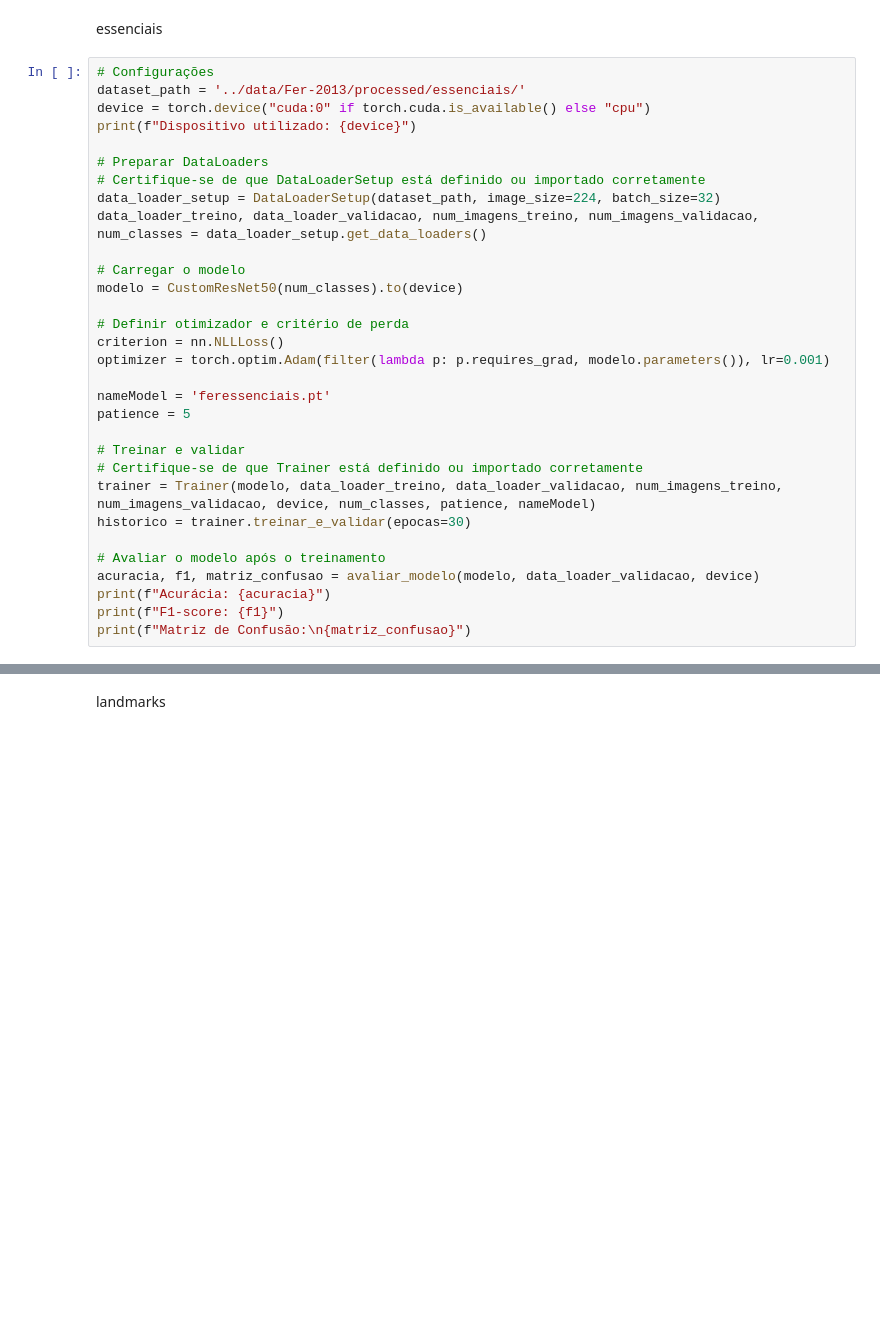
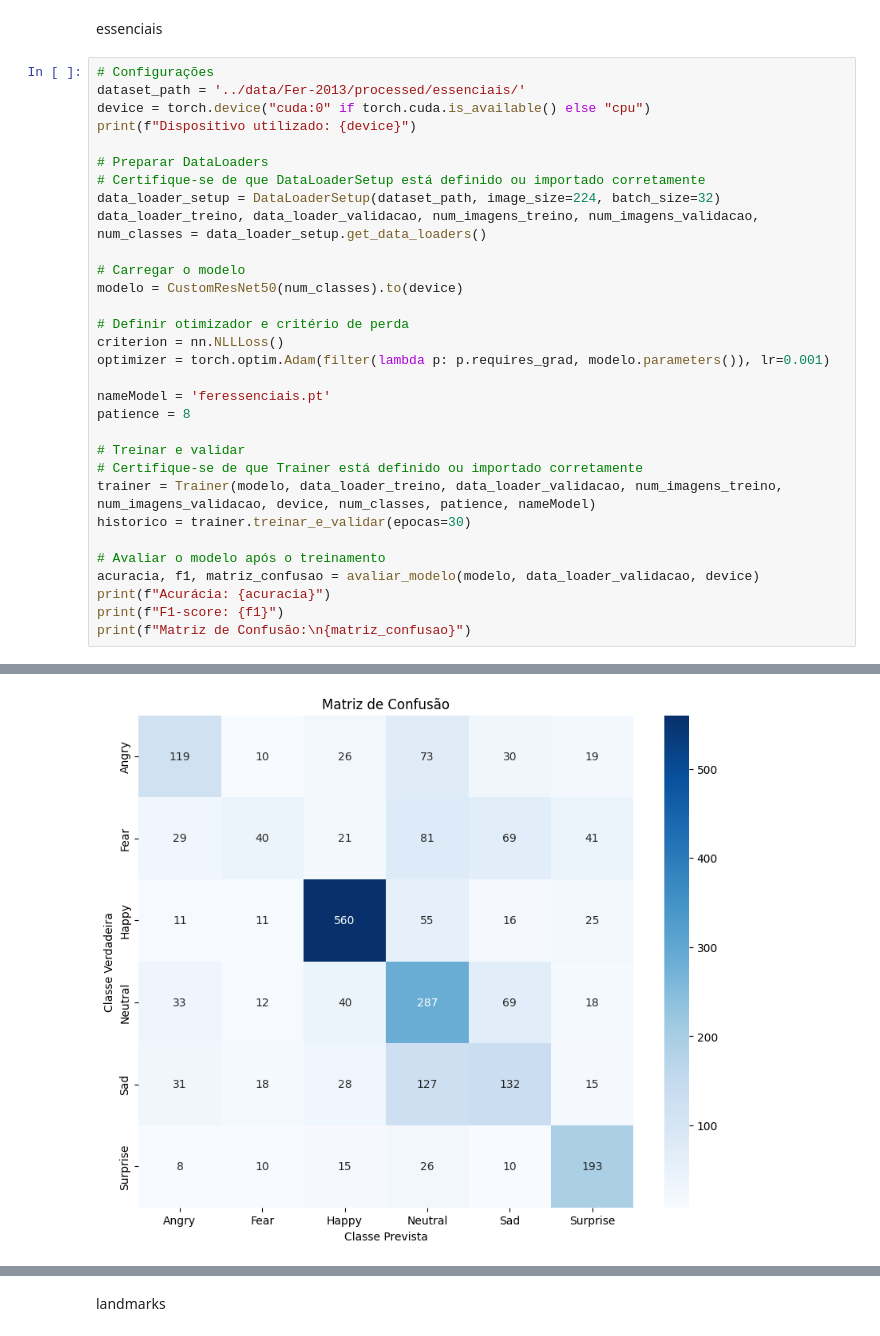
Before and after one commit to danielcasanova12/FER-MediaPipe, a Jupyter notebook: notebooks/trainingModel2.ipynb, the cells around one changed output, grey strips where cells are left out. Cells and saved outputs as stored; diff of their text form; blank space fills up the shorter version.

```diff
--- a/notebooks/trainingModel2.ipynb
+++ b/notebooks/trainingModel2.ipynb
@@ -470,7 +569,7 @@ criterion = nn.NLLLoss()
 optimizer = torch.optim.Adam(filter(lambda p: p.requires_grad, modelo.parameters()), lr=0.001)
 
 nameModel = 'feressenciais.pt'
-patience = 5
+patience = 8
 
 # Treinar e validar
 # Certifique-se de que Trainer está definido ou importado corretamente
@@ -482,3 +581,4 @@ acuracia, f1, matriz_confusao = avaliar_modelo(modelo, data_loader_validacao, de
 print(f"Acurácia: {acuracia}")
 print(f"F1-score: {f1}")
 print(f"Matriz de Confusão:\n{matriz_confusao}")
+# %% [output]
@@ -484,0 +603 @@ print(f"Matriz de Confusão:\n{matriz_confusao}")
+[figure, added]
```
Also changed, not shown: parts of 8 cells of this notebook, 1 other file.
